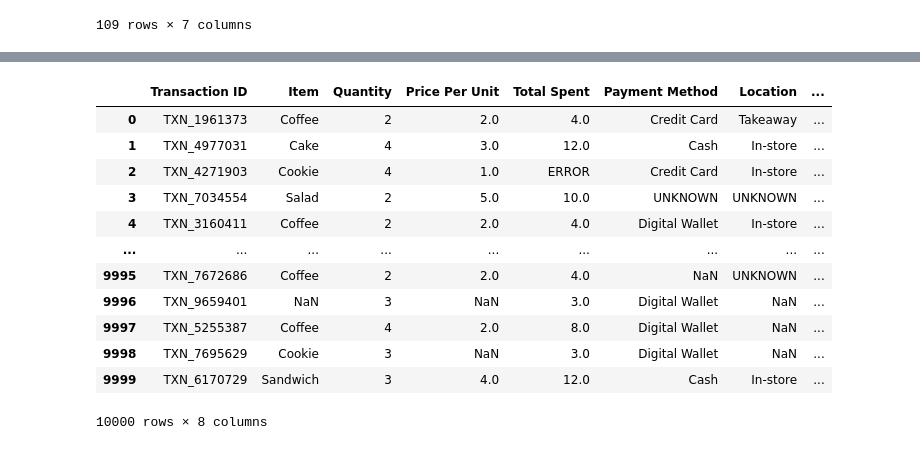
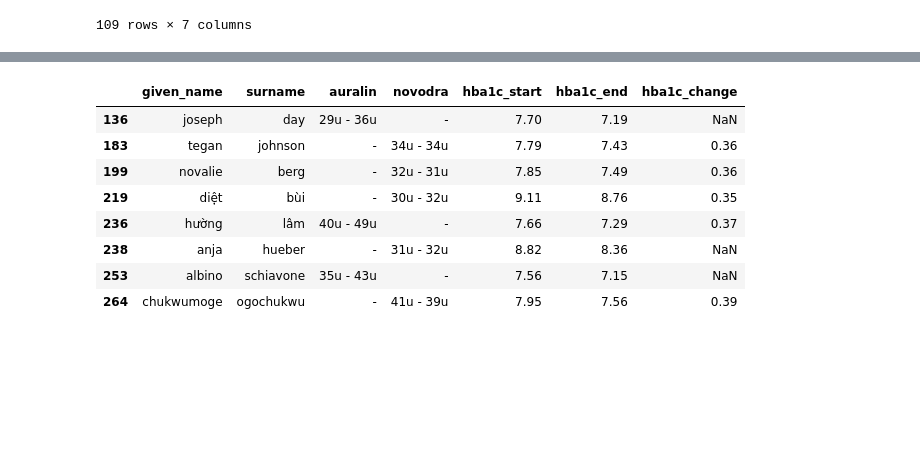
Before and after one commit to Mostafij-k/Data_Analysis_Process, a Jupyter notebook: Data_Assessing.ipynb, the cells around one changed output, grey strips where cells are left out. Cells and saved outputs as stored; diff of their text form; code cells hidden in the pictures; blank space fills up the shorter version.

Commit message:
Data Assessing Procedure

```diff
--- a/Data_Assessing.ipynb
+++ b/Data_Assessing.ipynb
@@ -218,3 +274,16 @@ treatment[treatment['hba1c_change'].isnull()]
+# %%
+# Check duplicated data
+treatment[treatment['surname'].duplicated()]
+# %% [output]
+|  | given_name | surname | auralin | novodra | hba1c_start | hba1c_end | hba1c_change |
+| 136 | joseph | day | 29u - 36u | - | 7.70 | 7.19 | NaN |
+| 183 | tegan | johnson | - | 34u - 34u | 7.79 | 7.43 | 0.36 |
+| 199 | novalie | berg | - | 32u - 31u | 7.85 | 7.49 | 0.36 |
+| 219 | diệt | bùi | - | 30u - 32u | 9.11 | 8.76 | 0.35 |
+| 236 | hường | lâm | 40u - 49u | - | 7.66 | 7.29 | 0.37 |
+| 238 | anja | hueber | - | 31u - 32u | 8.82 | 8.36 | NaN |
+| 253 | albino | schiavone | 35u - 43u | - | 7.56 | 7.15 | NaN |
+| 264 | chukwumoge | ogochukwu | - | 41u - 39u | 7.95 | 7.56 | 0.39 |
 # %%
 # Manual and pragrammatics Assessment
 
@@ -258,21 +322,0 @@ treatment[treatment['hba1c_change'].isnull()]
-# %%
-# Programatic Assesment
-import pandas as pd
-
-# Import Dataset
-Cafe=pd.read_csv('dirty_cafe_sales.csv')
-Cafe
-# %% [output]
-|  | Transaction ID | Item | Quantity | Price Per Unit | Total Spent | Payment Method | Location | ... |
-| 0 | TXN_1961373 | Coffee | 2 | 2.0 | 4.0 | Credit Card | Takeaway | ... |
-| 1 | TXN_4977031 | Cake | 4 | 3.0 | 12.0 | Cash | In-store | ... |
-| 2 | TXN_4271903 | Cookie | 4 | 1.0 | ERROR | Credit Card | In-store | ... |
-| 3 | TXN_7034554 | Salad | 2 | 5.0 | 10.0 | UNKNOWN | UNKNOWN | ... |
-| 4 | TXN_3160411 | Coffee | 2 | 2.0 | 4.0 | Digital Wallet | In-store | ... |
-| ... | ... | ... | ... | ... | ... | ... | ... | ... |
-| 9995 | TXN_7672686 | Coffee | 2 | 2.0 | 4.0 | NaN | UNKNOWN | ... |
-| 9996 | TXN_9659401 | NaN | 3 | NaN | 3.0 | Digital Wallet | NaN | ... |
-| 9997 | TXN_5255387 | Coffee | 4 | 2.0 | 8.0 | Digital Wallet | NaN | ... |
-| 9998 | TXN_7695629 | Cookie | 3 | NaN | 3.0 | Digital Wallet | NaN | ... |
-| 9999 | TXN_6170729 | Sandwich | 3 | 4.0 | 12.0 | Cash | In-store | ... |
-10000 rows × 8 columns
```
Also changed, not shown: parts of 12 cells of this notebook.
